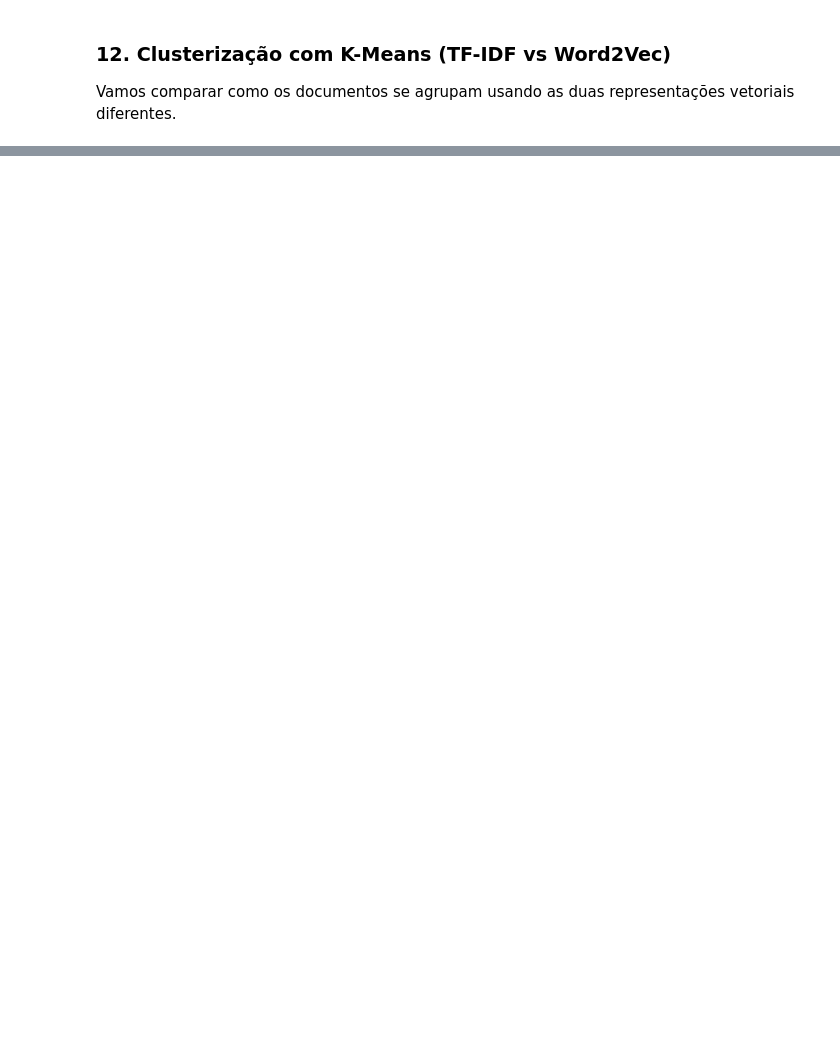
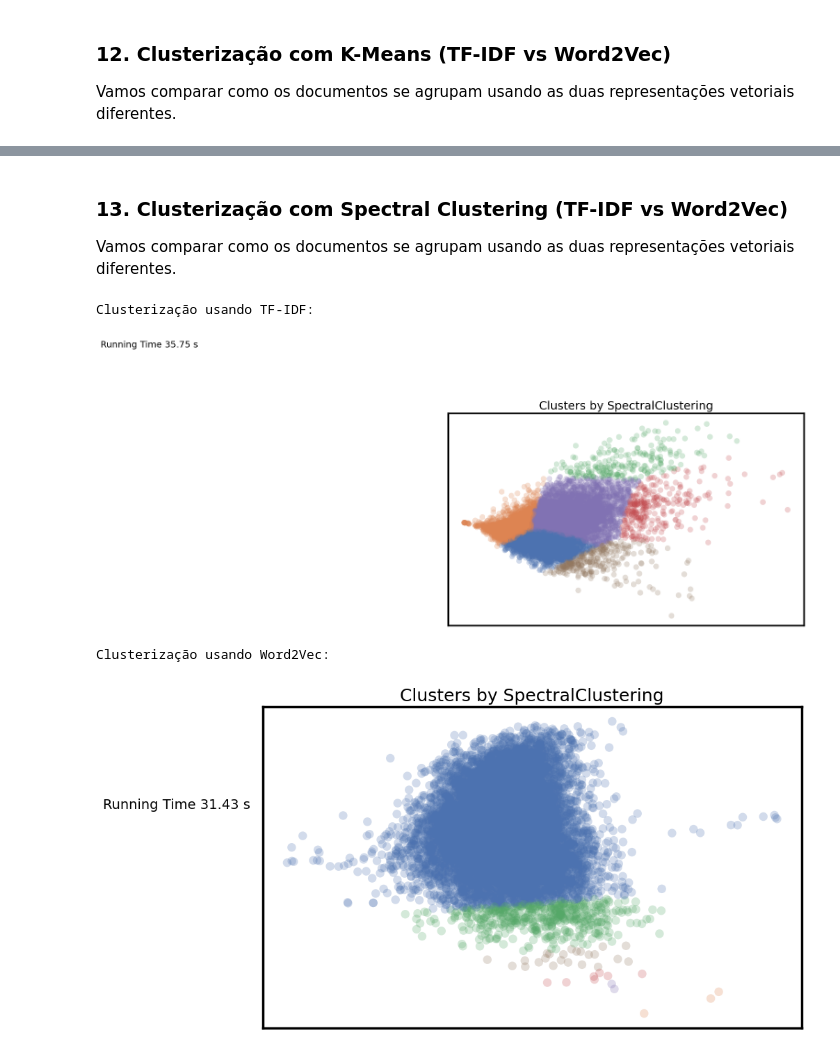
Before and after one commit to Joaoplims/NLP-HandsOn, a Jupyter notebook: HO03/HO03_NLP.ipynb, the cells around one changed output, grey strips where cells are left out. Cells and saved outputs as stored; diff of their text form; code cells hidden in the pictures; blank space fills up the shorter version.

```diff
--- a/HO03/HO03_NLP.ipynb
+++ b/HO03/HO03_NLP.ipynb
@@ -451,0 +539,22 @@ Vamos comparar como os documentos se agrupam usando as duas representações vet
+# %% [markdown]
+### 13. Clusterização com Spectral Clustering (TF-IDF vs Word2Vec)
+
+Vamos comparar como os documentos se agrupam usando as duas representações vetoriais diferentes.
+# %%
+# Para clusterizar usando TF-IDF:
+n_clusters = 6
+print("Clusterização usando TF-IDF:")
+plt.figure(figsize=(10, 6))
+plot_clusters(data_tfidf, cluster.SpectralClustering, (), {'n_clusters': n_clusters})
+plt.show()
+
+# Para clusterizar usando Word2Vec:
+print("\nClusterização usando Word2Vec:")
+plt.figure(figsize=(10, 6))
+plot_clusters(data_word2vec, cluster.SpectralClustering, (), {'n_clusters': n_clusters})
+plt.show()
+# %% [output]
+Clusterização usando TF-IDF:
+[figure, added]
+Clusterização usando Word2Vec:
+[figure, added]
```
Also changed, not shown: parts of 22 cells of this notebook.
